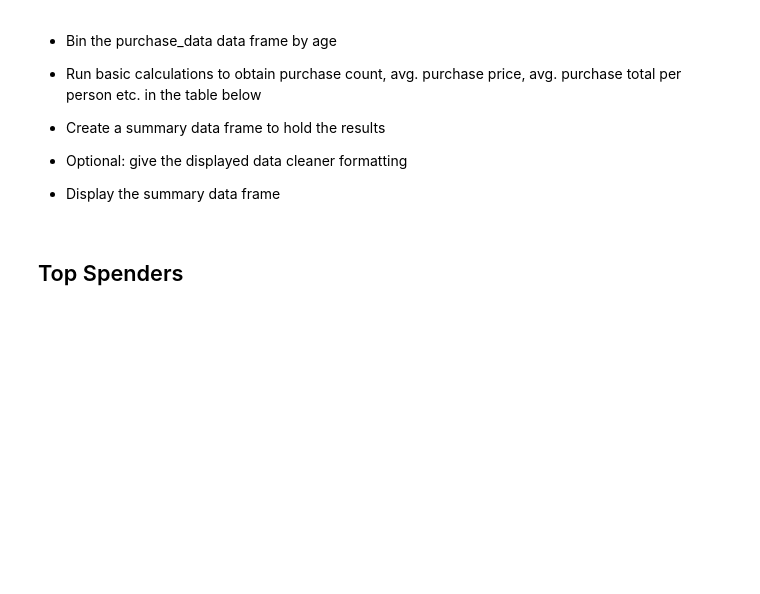
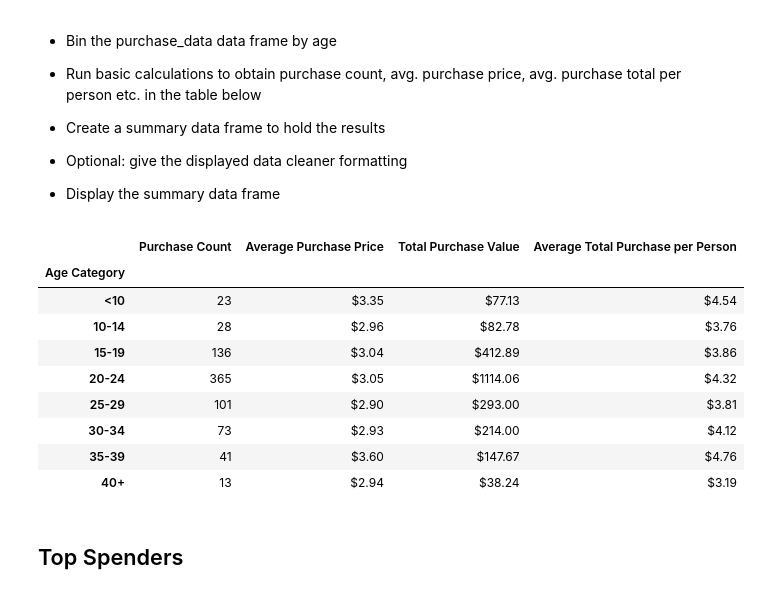
Before and after one commit to taftap8/pandas_challenge, a Jupyter notebook: HeroesOfPymoli_starter.ipynb, the cells around one changed output. Saved outputs shown, nothing was run; the diff lists cells and outputs as text; code cells hidden in the pictures; blank space fills up the shorter version.

```diff
--- a/HeroesOfPymoli_starter.ipynb
+++ b/HeroesOfPymoli_starter.ipynb
@@ -128,3 +158,22 @@ Name: SN, dtype: float64
 
 
 * Display Age Demographics Table
+# %%
+#create bins for age ranges
+bins = [0, 9.9, 14.9, 19.9, 24.9, 29.9,34.9, 39.9, 99.9 ]
+group_names = ["<10", "10-14", "15-19", "20-24", "25-29", "30-34", "35-39", "40+"]
+
+#create Age Category Column
+purchase_dropdupes_df["Age Category"]= pd.cut(purchase_dropdupes_df["Age"], bins, labels=group_names, include_lowest=True )
+
+#group players by Age Category
+age_group = purchase_dropdupes_df.groupby("Age Category")
+#count of players in each age range
+age_count = age_group['SN'].count() #picked 'SN' as a unique value
+#calculate percentage of players in each age category
+age_percent = age_count/TotalPlayers *100
+
+#set new datarframe
+age_group_df = pd.DataFrame({"Total Count": age_count, "Percentage of Players": age_percent})
+age_group_df["Percentage of Players"] = age_group_df["Percentage of Players"].map("{:.2f}%".format)
+age_group_df
@@ -144,6 +209,38 @@ Name: SN, dtype: float64
 
 
 * Display the summary data frame
+# %%
+#create Age Category Column based on full data set for all purchases
+purchase_data_df["Age Category"]= pd.cut(purchase_data_df["Age"], bins, labels=group_names, include_lowest=True )
+
+#group players by Age Category
+priceage_group = purchase_data_df.groupby("Age Category")
+#count of players in each age range
+priceage_count = priceage_group['SN'].count() #picked 'SN' as a unique value
+#calculate average purchase price
+priceage_average = priceage_group['Price'].mean()
+#purchase total
+priceage_sum = priceage_group['Price'].sum()
+#calculate percentage of players in each age category
+priceage_percent = priceage_sum/age_count
+
+#set new datarframe
+price_age_group_df = pd.DataFrame({"Purchase Count": priceage_count, "Average Purchase Price": priceage_average, "Total Purchase Value": priceage_sum,  "Average Total Purchase per Person":priceage_percent })
+price_age_group_df["Average Total Purchase per Person"] = price_age_group_df["Average Total Purchase per Person"].map("${:.2f}".format)
+price_age_group_df["Average Purchase Price"] = price_age_group_df["Average Purchase Price"].map("${:.2f}".format)
+price_age_group_df["Total Purchase Value"] = price_age_group_df["Total Purchase Value"].map("${:.2f}".format)
+price_age_group_df
+# %% [output]
+|  | Purchase Count | Average Purchase Price | Total Purchase Value | Average Total Purchase per Person |
+| Age Category |  |  |  |  |
+| <10 | 23 | $3.35 | $77.13 | $4.54 |
+| 10-14 | 28 | $2.96 | $82.78 | $3.76 |
+| 15-19 | 136 | $3.04 | $412.89 | $3.86 |
+| 20-24 | 365 | $3.05 | $1114.06 | $4.32 |
+| 25-29 | 101 | $2.90 | $293.00 | $3.81 |
+| 30-34 | 73 | $2.93 | $214.00 | $4.12 |
+| 35-39 | 41 | $3.60 | $147.67 | $4.76 |
+| 40+ | 13 | $2.94 | $38.24 | $3.19 |
 # %% [markdown]
 ## Top Spenders
 # %% [markdown]
```
Also changed, not shown: parts of 8 cells of this notebook.
